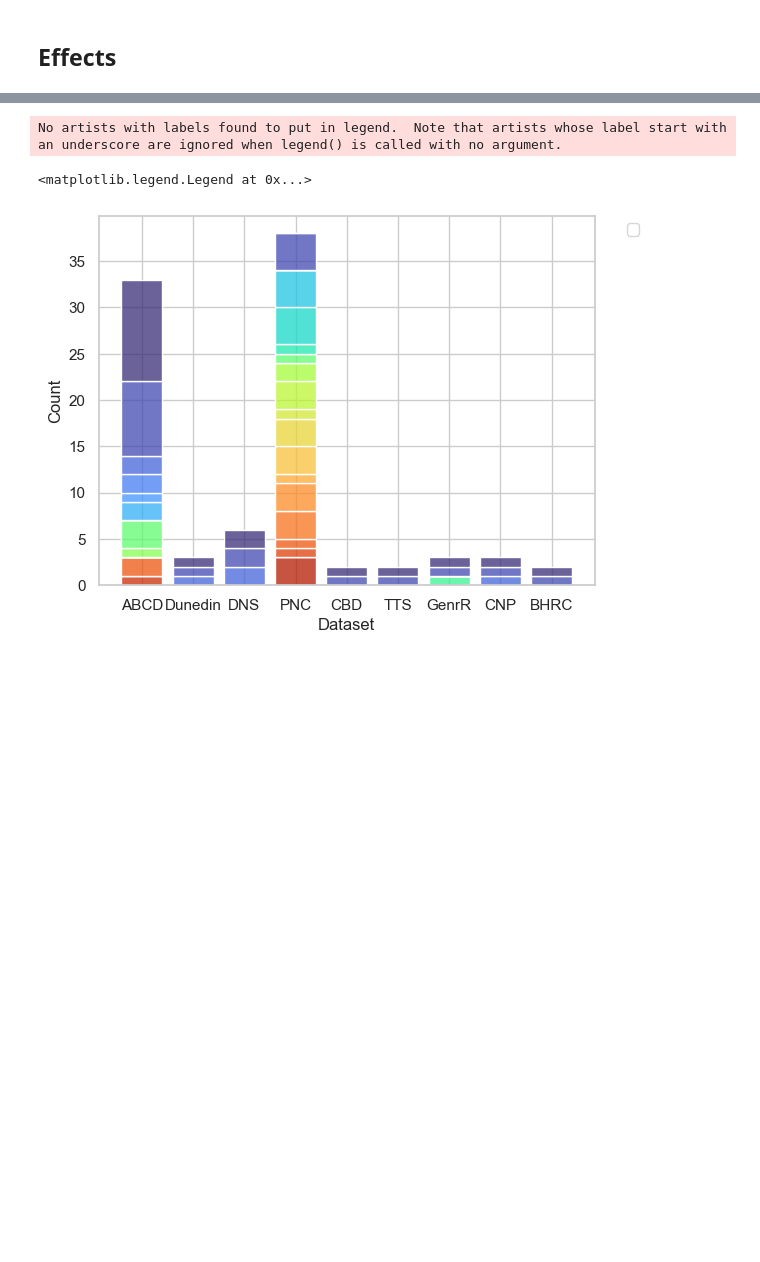
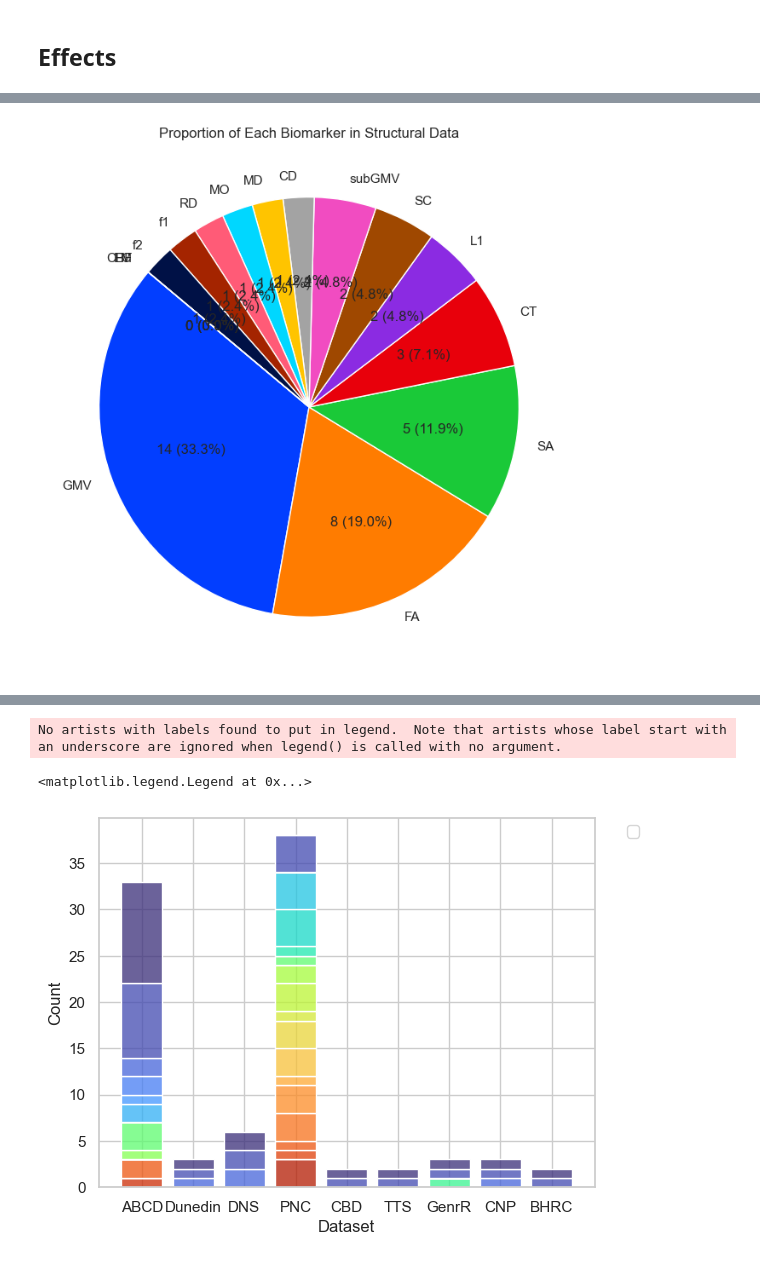
Before and after one commit to victoris93/p_factor_review, a Jupyter notebook: data_extraction.ipynb, the cells around one changed output, grey strips where cells are left out. Saved outputs shown, nothing was run; the diff lists cells and outputs as text; code cells hidden in the pictures; blank space fills up the shorter version.

```diff
--- a/data_extraction.ipynb
+++ b/data_extraction.ipynb
@@ -215,0 +201,24 @@ ValueError: Could not interpret value `sex` for `col`. An entry with this name d
+# %%
+biomarker_colors = [
+    '#023eff', '#ff7c00', '#1ac938', '#e8000b', '#8b2be2',
+    '#9f4800', '#f14cc1', '#a3a3a3', '#ffc400', '#00d7ff',
+    '#ff5b77', '#a42400', '#001146', '#0094cc', '#e0e0e0',
+    '#000000'
+]
+# %%
+def autopct_format(values):
+    def my_format(pct):
+        total = sum(values)
+        val = int(round(pct*total/100.0))
+        return '{v} ({p:.1f}%)'.format(p=pct,v=val)
+    return my_format
+
+df_associations_biomarkers_neg = df_associations_biomarkers[df_associations_biomarkers['biomarker_type'] == 'Structural']
+biomarker_counts = df_associations_biomarkers_neg['biomarker'].value_counts()
+plt.figure(figsize=(10, 8))
+plt.pie(biomarker_counts, labels=biomarker_counts.index, autopct=autopct_format(biomarker_counts), startangle=140, colors=biomarker_colors)
+plt.title('Proportion of Each Biomarker in Structural Data')
+plt.savefig('pie_plot_structural.svg', format = 'svg', dpi=300)
+plt.show()
+# %% [output]
+[figure, added]
```
Also changed, not shown: parts of 10 cells of this notebook.
